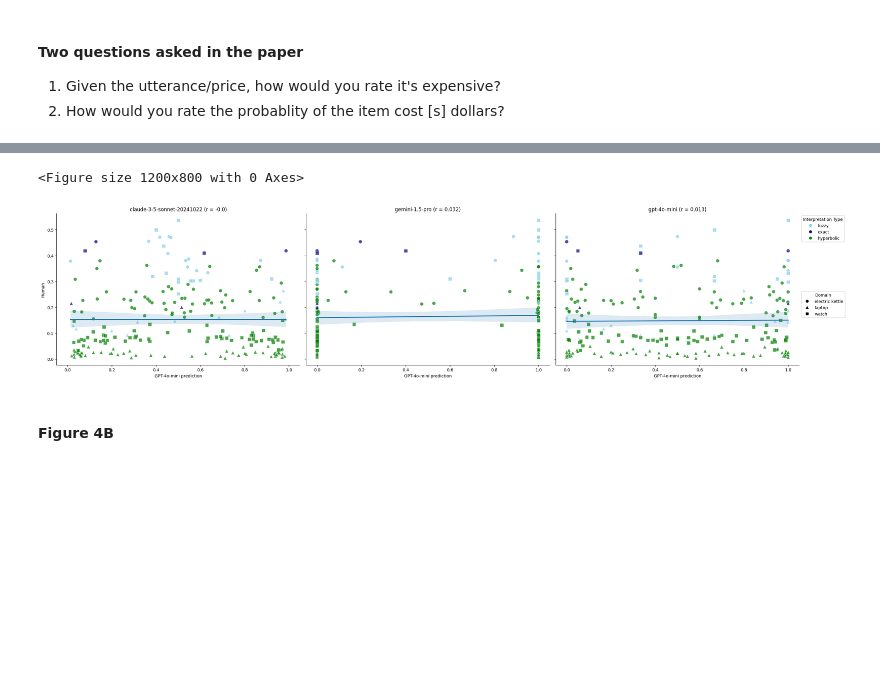
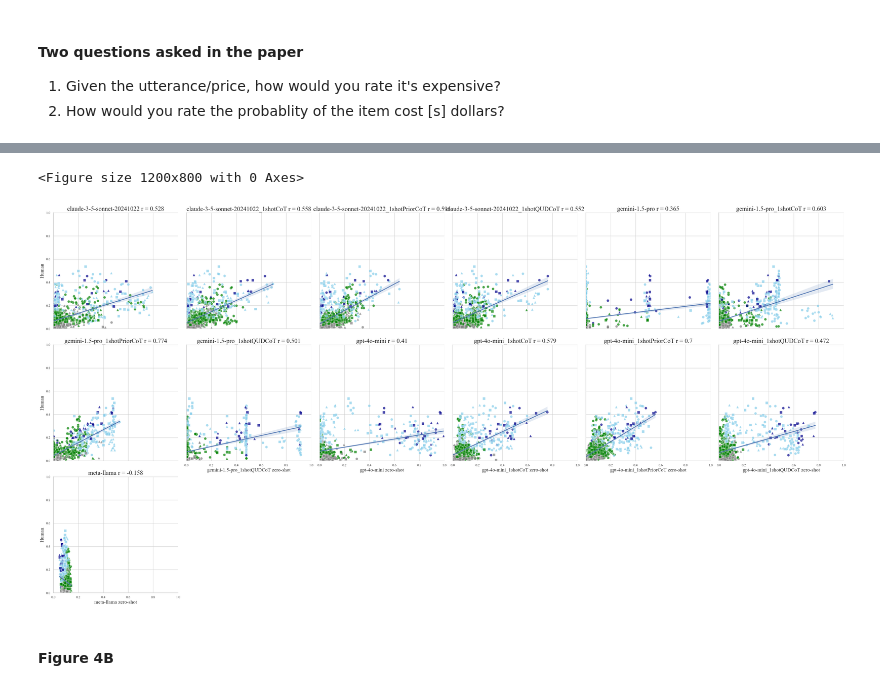
Before and after one commit to polina-tsvilodub/number_interpretation, a Jupyter notebook: code/analysis/plot_generation.ipynb, the cells around one changed output, grey strips where cells are left out. Drawn from its saved outputs; the diff is of its cells as text; code cells hidden in the pictures; blank space fills up the shorter version.

Commit message:
add cleaned files and data

```diff
--- a/code/analysis/plot_generation.ipynb
+++ b/code/analysis/plot_generation.ipynb
@@ -132,13 +110,12 @@ df_1b_clean_noNa
 ## Fig 2A; for this we use results from experiment 1b (probs of each s for each u)
 
 # Exploding values into columns
-def spread_parsed_response(row):
-    try:
+def spread_parsed_response(row, is_saved=False):
+    if is_saved:
         row["parsed_response_clean"] = [float(f) for f in row["parsed_response_clean"].replace("[", "").replace("]", "").split(",")]
-        row["prices"] = ["50", "51", "500", "501", "1000", "1001", "5000", "5001", "10000", "10001"]
-    except:
+    else:
         row["parsed_response_clean"] = [float(f) for f in row["parsed_response_clean"]]
-        row["prices"] = ["50", "51", "500", "501", "1000", "1001", "5000", "5001", "10000", "10001"]
+    row["prices"] = ["50", "51", "500", "501", "1000", "1001", "5000", "5001", "10000", "10001"]
     # print([(price, value) for price, value in zip(row['prices'], row['parsed_response_clean'])])
     return {f"price_{price}": value for price, value in zip(row['prices'], row['parsed_response_clean'])}
 
@@ -161,4 +138,4 @@ spread_df_1b_annotated[price_columns] = spread_df_1b_annotated[price_columns].di
 # keep only the humans_1b_prices columns that start with price_
 spread_df_1b_selected = spread_df_1b_annotated[["model", "run", "uttered_price", "temperature", "item", "price_type"] + price_columns]
 spread_df_1b_selected
-# spread_df_1b_selected.to_csv("../../data/results_helix/experiment_1b_spread.csv")
+# spread_df_1b_selected.to_csv("../../data/results_pt_01_14/experiment_1b_spread_allModels.csv")
@@ -232,6 +190,7 @@ import seaborn as sns
 import matplotlib.lines as mlines
 
 # Define color palette and markers
+df_1b_aligned_summary = df_1b_aligned_summary # here, needed models can be filtered out
 color_palette = {
     'exact': 'darkblue',
     'fuzzy': 'skyblue',
@@ -244,10 +203,10 @@ markers = {
     'laptop': '^',  # Triangle
     'watch': 's'  # Square
 }
-
+sns.set(style="whitegrid", font="Times New Roman")
 # Create the correlation plot using FacetGrid
 plt.figure(figsize=(12, 8))
-plot_grid = sns.FacetGrid(data=df_1b_aligned_summary, col='model', col_wrap=3, height=6, aspect=1.5)
+plot_grid = sns.FacetGrid(data=df_1b_aligned_summary, col='model', col_wrap=6, height=6, aspect=1)
 
 # Define a custom plotting function to add scatter and regression lines per facet
 def scatter_with_reg(data, **kwargs):
@@ -263,44 +222,48 @@ def scatter_with_reg(data, **kwargs):
         **kwargs
     )
     sns.regplot(
         data=data,
         x='probability',
         y='stateProb',
         scatter=False,
         ci=95,
         # color='gray',
         **kwargs
     )
 
 # Map the custom function to the FacetGrid
 plot_grid.map_dataframe(scatter_with_reg)
 
 # Set plot labels and titles
-plot_grid.set_axis_labels('GPT-4o-mini prediction', 'Human')
-plot_grid.set_titles(col_template="{col_name}")
+# plot_grid.set_axis_labels('GPT-4o-mini zero-shot', 'Human', fontsize=18)
+# plot_grid.set_titles(col_template="{col_name}")
 
 # Calculate and display correlation coefficient for each model
 for ax, model in zip(plot_grid.axes.flat, df_1b_aligned_summary['model'].unique()):
     subset = df_1b_aligned_summary[df_1b_aligned_summary['model'] == model]
     correlation_coefficient = subset['probability'].corr(subset['stateProb'])
-    ax.set_title(f"{model} (r = {round(correlation_coefficient, 3)})")
+    ax.set_title(f"{model} r = {round(correlation_coefficient, 3)}", fontsize=20)
+    ax.set_xlabel(f"{model} zero-shot", fontsize=16)
+    ax.set_ylabel("Human", fontsize=16)
+    ax.set_xlim(0, 1)
+    ax.set_ylim(0, 1)
 
 # Add legends
-legend_labels = df_1b_aligned_summary['interpretationType'].unique()
-legend_handles = [mlines.Line2D([], [], color=color_palette[label], marker='o', linestyle='None', markersize=6, label=label) for label in legend_labels]
-legend1 = plt.legend(handles=legend_handles, title='Interpretation Type', bbox_to_anchor=(1.0, 1), loc='upper left')
-plt.gca().add_artist(legend1)
+# legend_labels = df_1b_aligned_summary['interpretationType'].unique()
+# legend_handles = [mlines.Line2D([], [], color=color_palette[label], marker='o', linestyle='None', markersize=6, label=label) for label in legend_labels]
+# legend1 = plt.legend(handles=legend_handles, title='Interpretation Type', bbox_to_anchor=(1.0, 1), loc='upper left', fontsize=16)
+# plt.gca().add_artist(legend1)
 
-domain_labels = df_1b_aligned_summary['item'].unique()
-domain_handles = [mlines.Line2D([], [], color='black', marker=markers[label], linestyle='None', markersize=6, label=label) for label in domain_labels]
-plt.legend(handles=domain_handles, title='Domain', bbox_to_anchor=(1.0, 0.5), loc='upper left')
+# domain_labels = df_1b_aligned_summary['item'].unique()
+# domain_handles = [mlines.Line2D([], [], color='black', marker=markers[label], linestyle='None', markersize=6, label=label) for label in domain_labels]
+# plt.legend(handles=domain_handles, title='Domain', bbox_to_anchor=(1.0, 0.5), loc='upper left', fontsize=16)
 
 # Adjust layout
 plt.tight_layout()
 plt.show()
 # %% [output]
 <Figure size 1200x800 with 0 Axes>
-[figure, old version]
+[figure, new version]
 # %% [markdown]
 #### Figure 4B
 # %%
```
Also changed, not shown: parts of 35 cells of this notebook, 37 other files.
